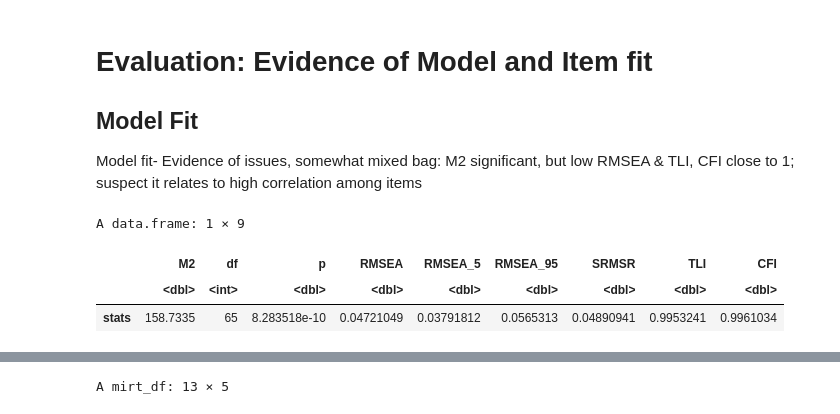
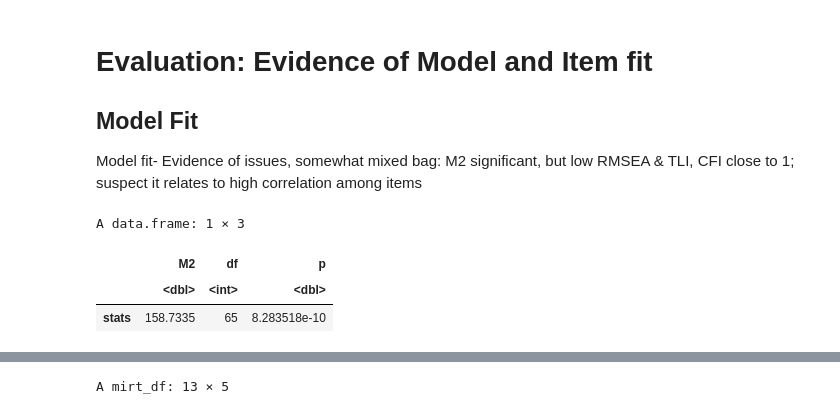
Before and after one commit to flipsmash/PS_demo, a Jupyter notebook: Item_Response_Theory_R.ipynb, the cells around one changed output, grey strips where cells are left out. Saved outputs shown, nothing was run; the diff lists cells and outputs as text; code cells hidden in the pictures.

```diff
--- a/Item_Response_Theory_R.ipynb
+++ b/Item_Response_Theory_R.ipynb
@@ -79,9 +75,9 @@ A matrix: 13 × 4 of type dbl
 ## Model Fit
 Model fit- Evidence of issues, somewhat mixed bag: M2 significant, but low RMSEA & TLI, CFI close to 1; suspect it relates to high correlation among items
 # %%
-M2(fit2PL)
+M2(fit2PL)[0:3]
 # %% [output]
-A data.frame: 1 × 9
+A data.frame: 1 × 3
-|  | M2 | df | p | RMSEA | RMSEA_5 | RMSEA_95 | SRMSR | TLI | CFI |
-|  | <dbl> | <int> | <dbl> | <dbl> | <dbl> | <dbl> | <dbl> | <dbl> | <dbl> |
-| stats | 158.7335 | 65 | 8.283518e-10 | 0.04721049 | 0.03791812 | 0.0565313 | 0.04890941 | 0.9953241 | 0.9961034 |
+|  | M2 | df | p |
+|  | <dbl> | <int> | <dbl> |
+| stats | 158.7335 | 65 | 8.283518e-10 |
```
Also changed, not shown: parts of 3 cells of this notebook, 6 other files.
